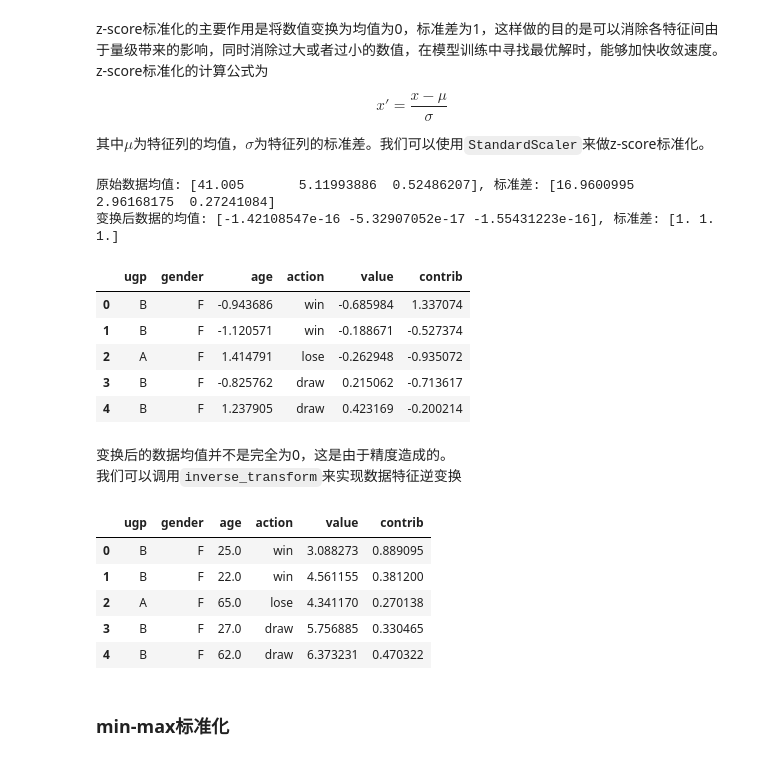
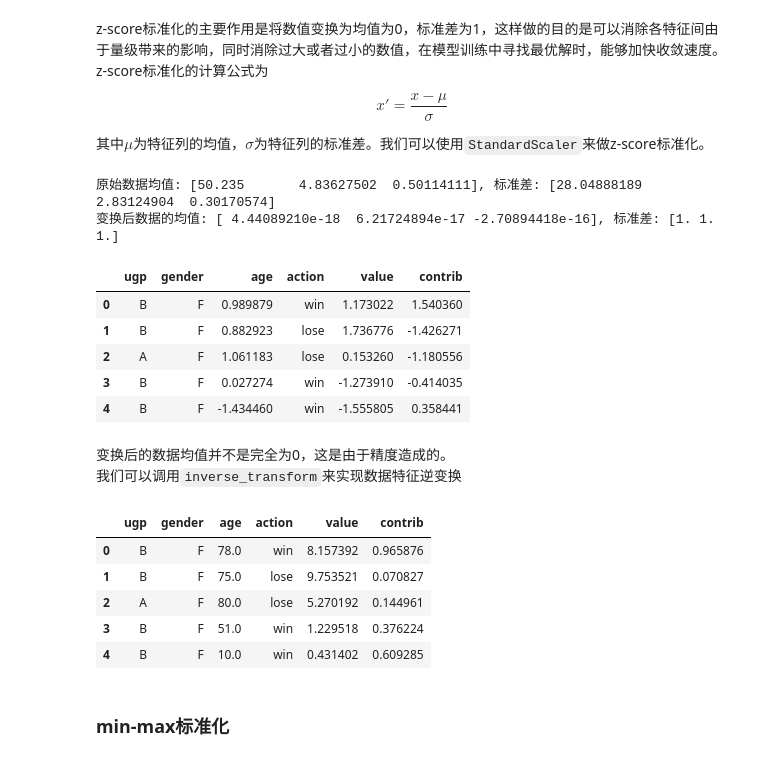
Before and after one commit to snowhyzhang/ml-landing, a Jupyter notebook: Chp 2 - data_preprocessing.ipynb, the cells around one changed output. Cells and saved outputs as stored; diff of their text form; code cells hidden in the pictures.

```diff
--- a/Chp 2 - data_preprocessing.ipynb
+++ b/Chp 2 - data_preprocessing.ipynb
@@ -593,19 +687,19 @@ array([[-1.46385011],
 np.random.seed(1024)
 # 生成一个200行的示例数据
 nrows = 200
-data = pd.DataFrame({'ugp': np.random.choice(['A', 'B', 'C'], nrows),
-                     'gender': np.random.choice(['M', 'F'], nrows),
-                     'age': np.random.randint(12, 70, nrows),
-                     'action': np.random.choice(['win', 'lose', 'draw'], nrows),
-                     'value': np.random.random(nrows) * 10,
-                     'contrib': np.random.rand(nrows)})
+sample_data = pd.DataFrame({'ugp': np.random.choice(['A', 'B', 'C'], nrows),
+                            'gender': np.random.choice(['M', 'F'], nrows),
+                            'age': np.random.randint(1, 100, nrows),
+                            'action': np.random.choice(['win', 'lose', 'draw'], nrows),
+                            'value': np.random.random(nrows) * 10,
+                            'contrib': np.random.rand(nrows)})
 
 # 数值类型列和类别类型列
-num_cols = data.select_dtypes(include=np.number).columns
-cat_cols = data.select_dtypes(include=np.object).columns
+num_cols = sample_data.select_dtypes(include=np.number).columns
+cat_cols = sample_data.select_dtypes(include=np.object).columns
 print('num columns: {}\ncat columns: {}'.format(num_cols, cat_cols))
 
-data.head()
+sample_data.head()
 # %% [output]
 num columns: Index(['age', 'value', 'contrib'], dtype='object')
 cat columns: Index(['ugp', 'gender', 'action'], dtype='object')
@@ -629,25 +748,25 @@ x' = \frac{x - \mu}{\sigma}
 # %%
 # z-score标准化
 
 from sklearn.preprocessing import StandardScaler
 
-z_score_data = data.copy()
+z_score_data = sample_data.copy()
 
 scaler = StandardScaler()
 scaled_data = scaler.fit_transform(z_score_data[num_cols])
 print('原始数据均值: {}, 标准差: {}'.format(scaler.mean_, scaler.scale_))
 print('变换后数据的均值: {}, 标准差: {}'.format((scaled_data.mean(axis=0)), scaled_data.std(axis=0)))
 z_score_data[num_cols] = scaled_data
 z_score_data.head()
 # %% [output]
-原始数据均值: [41.005       5.11993886  0.52486207], 标准差: [16.9600995   2.96168175  0.27241084]
-变换后数据的均值: [-1.42108547e-16 -5.32907052e-17 -1.55431223e-16], 标准差: [1. 1. 1.]
+原始数据均值: [50.235       4.83627502  0.50114111], 标准差: [28.04888189  2.83124904  0.30170574]
+变换后数据的均值: [ 4.44089210e-18  6.21724894e-17 -2.70894418e-16], 标准差: [1. 1. 1.]
 |  | ugp | gender | age | action | value | contrib |
-| 0 | B | F | -0.943686 | win | -0.685984 | 1.337074 |
-| 1 | B | F | -1.120571 | win | -0.188671 | -0.527374 |
-| 2 | A | F | 1.414791 | lose | -0.262948 | -0.935072 |
-| 3 | B | F | -0.825762 | draw | 0.215062 | -0.713617 |
-| 4 | B | F | 1.237905 | draw | 0.423169 | -0.200214 |
+| 0 | B | F | 0.989879 | win | 1.173022 | 1.540360 |
+| 1 | B | F | 0.882923 | lose | 1.736776 | -1.426271 |
+| 2 | A | F | 1.061183 | lose | 0.153260 | -1.180556 |
+| 3 | B | F | 0.027274 | win | -1.273910 | -0.414035 |
+| 4 | B | F | -1.434460 | win | -1.555805 | 0.358441 |
 # %% [markdown]
 变换后的数据均值并不是完全为0，这是由于精度造成的。
 我们可以调用`inverse_transform`来实现数据特征逆变换
@@ -657,11 +776,11 @@ z_score_data[num_cols] = raw_data
 z_score_data.head()
 # %% [output]
 |  | ugp | gender | age | action | value | contrib |
-| 0 | B | F | 25.0 | win | 3.088273 | 0.889095 |
-| 1 | B | F | 22.0 | win | 4.561155 | 0.381200 |
-| 2 | A | F | 65.0 | lose | 4.341170 | 0.270138 |
-| 3 | B | F | 27.0 | draw | 5.756885 | 0.330465 |
-| 4 | B | F | 62.0 | draw | 6.373231 | 0.470322 |
+| 0 | B | F | 78.0 | win | 8.157392 | 0.965876 |
+| 1 | B | F | 75.0 | lose | 9.753521 | 0.070827 |
+| 2 | A | F | 80.0 | lose | 5.270192 | 0.144961 |
+| 3 | B | F | 51.0 | win | 1.229518 | 0.376224 |
+| 4 | B | F | 10.0 | win | 0.431402 | 0.609285 |
 # %% [markdown]
 ### min-max标准化
 # %% [markdown]
```
Also changed, not shown: parts of 64 cells of this notebook, 6 other files.
